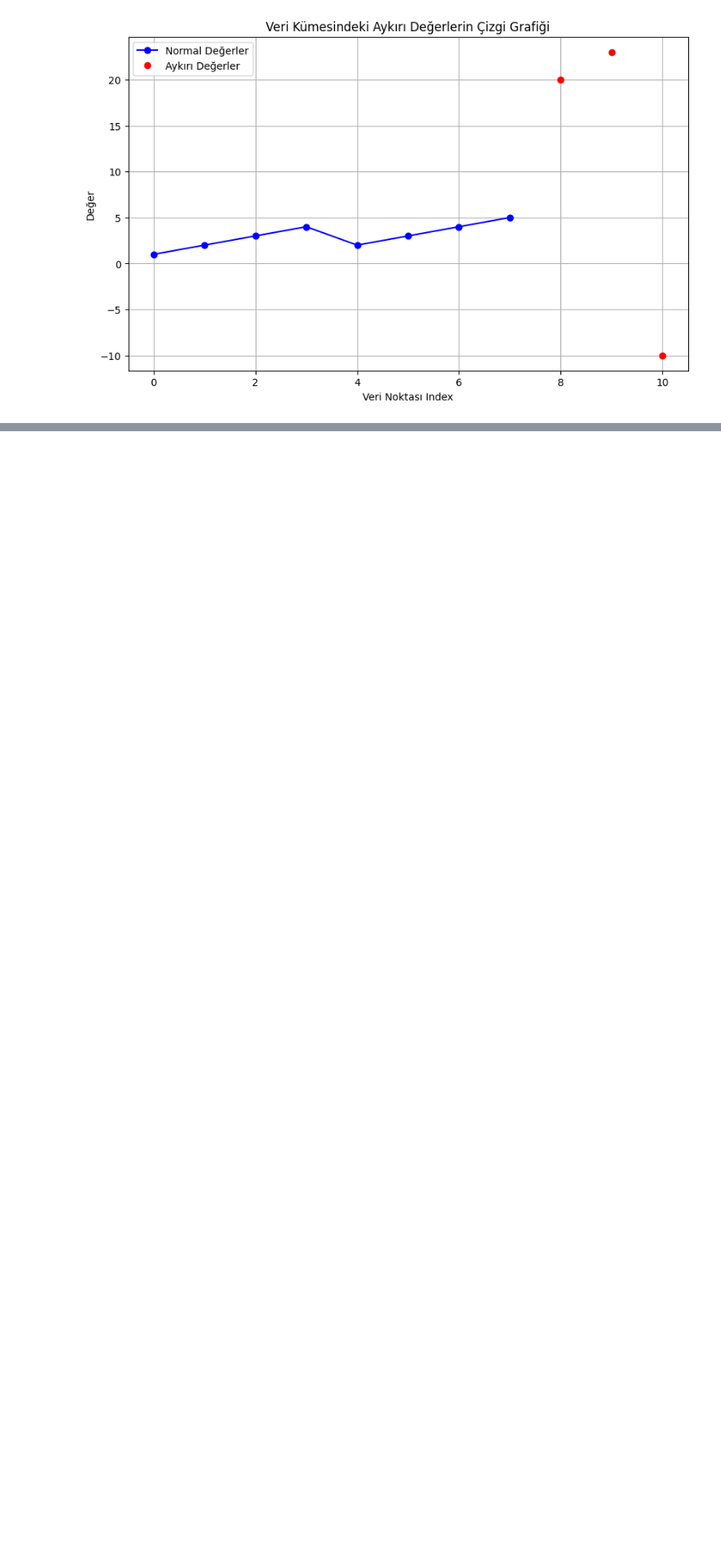
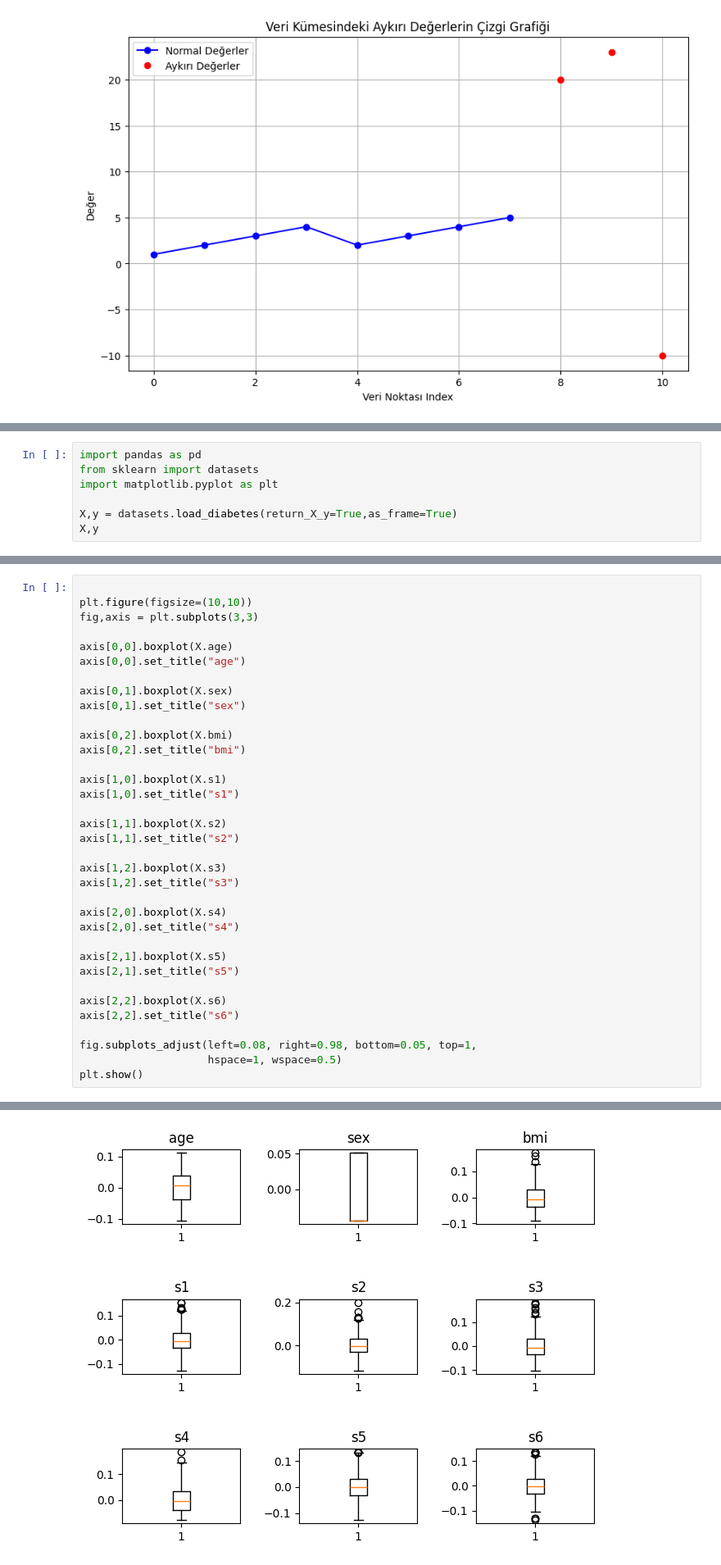
Before and after one commit to MuhammetOzturk/Umraniye-Yapay-Zeka-Deneyap-Atolyesi, a Jupyter notebook: 6.Gun/Ayrik Deger.ipynb, the cells around one changed output, grey strips where cells are left out. Shown at 82% size. Drawn from its saved outputs; the diff is of its cells as text; blank space fills up the shorter version.

```diff
--- a/6.Gun/Ayrik Deger.ipynb
+++ b/6.Gun/Ayrik Deger.ipynb
@@ -178,0 +180,7 @@ Bu yöntemler, veri analizi sürecinde aykırı değerlerin tespit edilmesinde
+# %%
+import pandas as pd
+from sklearn import datasets
+import matplotlib.pyplot as plt
+
+X,y = datasets.load_diabetes(return_X_y=True,as_frame=True)
+X,y
@@ -178,0 +205,36 @@ Bu yöntemler, veri analizi sürecinde aykırı değerlerin tespit edilmesinde
+# %%
+
+plt.figure(figsize=(10,10))
+fig,axis = plt.subplots(3,3)
+
+axis[0,0].boxplot(X.age)
+axis[0,0].set_title("age")
+
+axis[0,1].boxplot(X.sex)
+axis[0,1].set_title("sex")
+
+axis[0,2].boxplot(X.bmi)
+axis[0,2].set_title("bmi")
+
+axis[1,0].boxplot(X.s1)
+axis[1,0].set_title("s1")
+
+axis[1,1].boxplot(X.s2)
+axis[1,1].set_title("s2")
+
+axis[1,2].boxplot(X.s3)
+axis[1,2].set_title("s3")
+
+axis[2,0].boxplot(X.s4)
+axis[2,0].set_title("s4")
+
+axis[2,1].boxplot(X.s5)
+axis[2,1].set_title("s5")
+
+axis[2,2].boxplot(X.s6)
+axis[2,2].set_title("s6")
+
+fig.subplots_adjust(left=0.08, right=0.98, bottom=0.05, top=1,
+                    hspace=1, wspace=0.5)
+plt.show()
+# %% [output]
@@ -178,0 +242 @@ Bu yöntemler, veri analizi sürecinde aykırı değerlerin tespit edilmesinde
+[figure, added]
```
Also changed, not shown: parts of 4 cells of this notebook.
